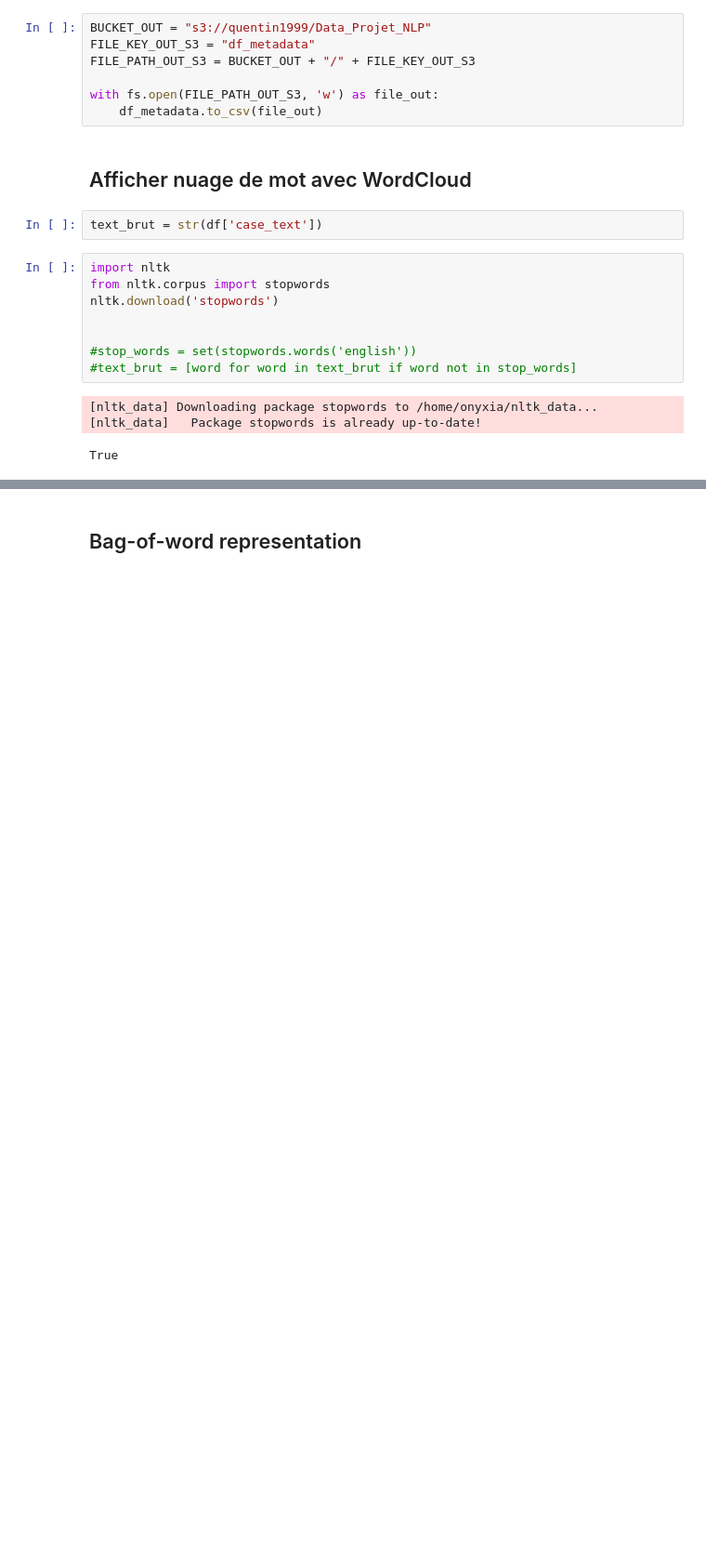
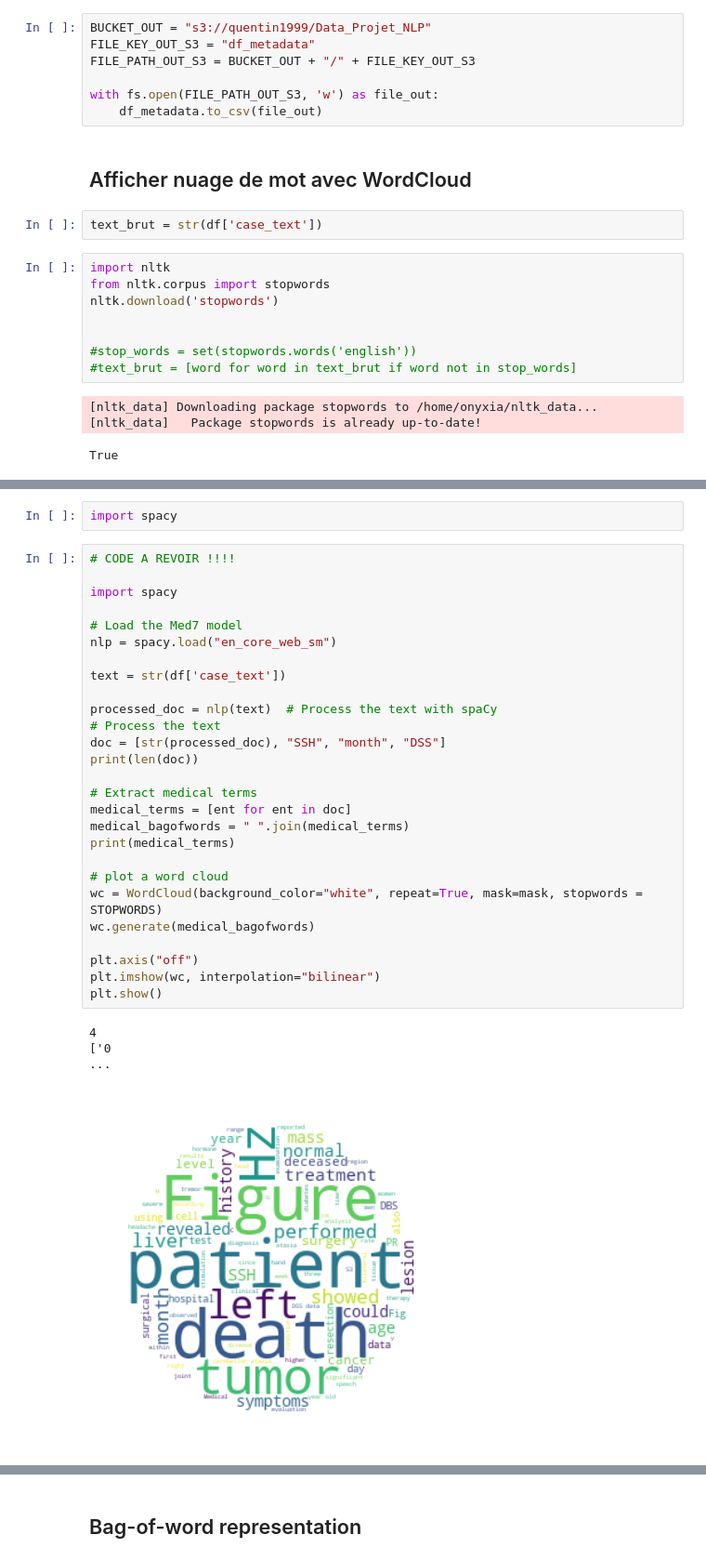
Before and after one commit to Quentin-ENSAE/projet_NLP, a Jupyter notebook: Analyse_TF_IDF.ipynb, the cells around one changed output, grey strips where cells are left out. Shown: that part at 93% size. Drawn from its saved outputs; the diff is of its cells as text; blank space fills up the shorter version.

Commit message:
Fin TP: création wordcloud for medical terms

```diff
--- a/Analyse_TF_IDF.ipynb
+++ b/Analyse_TF_IDF.ipynb
@@ -71,0 +73,33 @@ plt.show()
+# %%
+import spacy
+# %%
+# CODE A REVOIR !!!!
+
+import spacy
+
+# Load the Med7 model
+nlp = spacy.load("en_core_web_sm")
+
+text = str(df['case_text'])
+
+processed_doc = nlp(text)  # Process the text with spaCy
+# Process the text
+doc = [str(processed_doc), "SSH", "month", "DSS"]
+print(len(doc))
+
+# Extract medical terms
+medical_terms = [ent for ent in doc]
+medical_bagofwords = " ".join(medical_terms)
+print(medical_terms)
+
+# plot a word cloud
+wc = WordCloud(background_color="white", repeat=True, mask=mask, stopwords = STOPWORDS)
+wc.generate(medical_bagofwords)
+
+plt.axis("off")
+plt.imshow(wc, interpolation="bilinear")
+plt.show()
+# %% [output]
+4
+['0                                                                                                                                                                                                      ...
+[figure, added]
```
Also changed, not shown: parts of 7 cells of this notebook, 1 other file.
